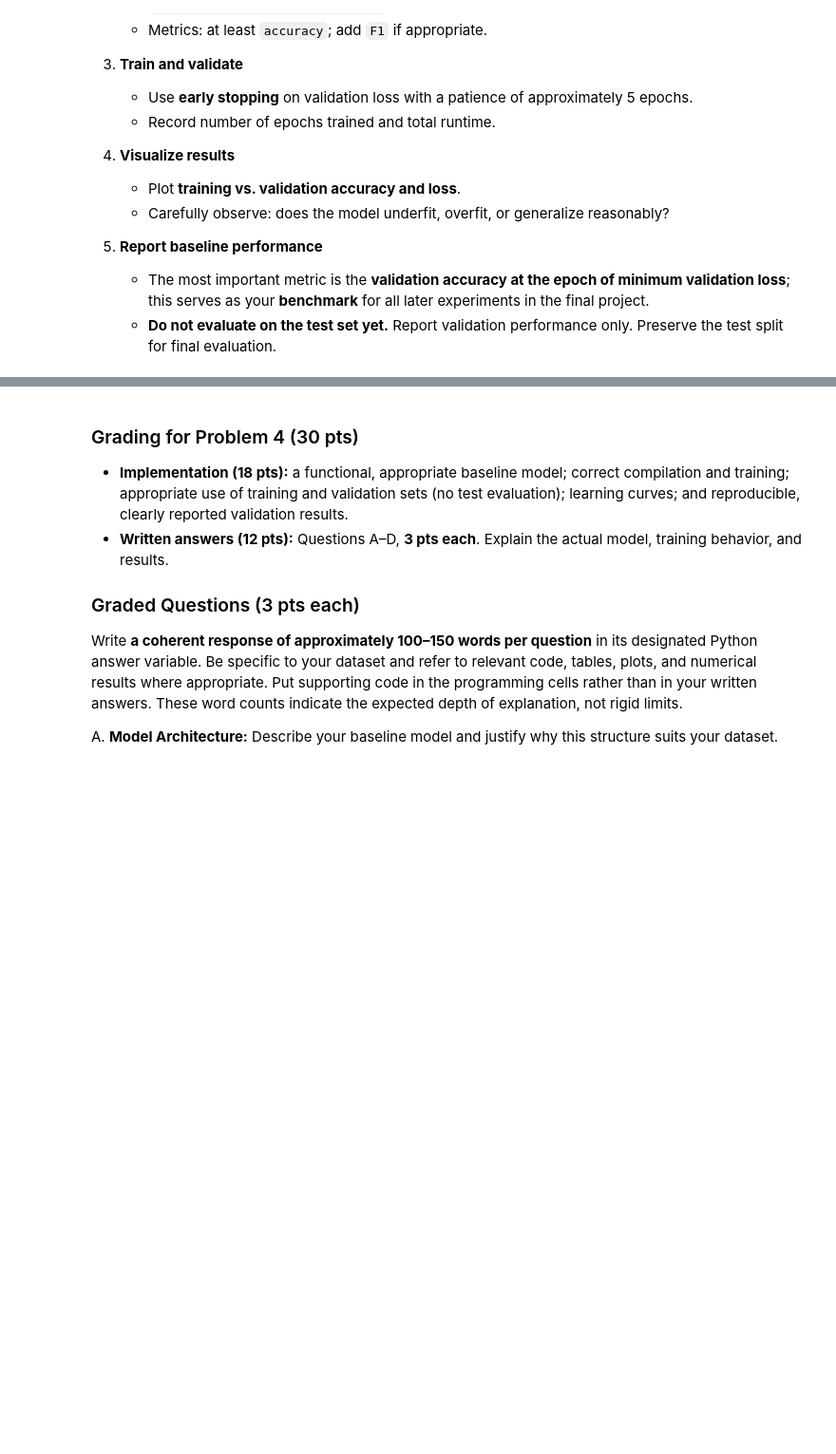
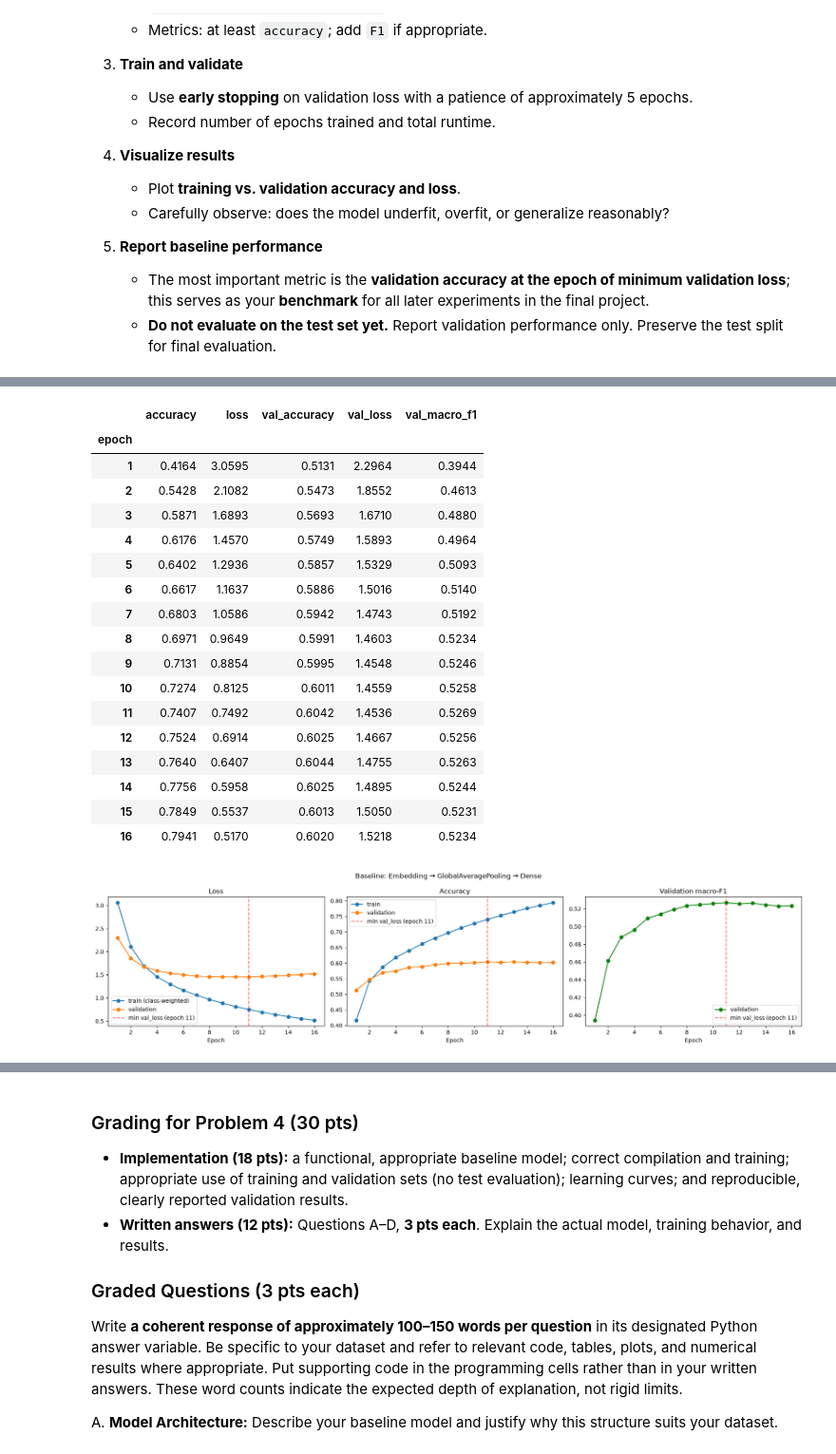
Before and after one commit to g-poklitar/DX703-HW, a Jupyter notebook: Final_Project_Milestone.ipynb, the cells around one changed output, grey strips where cells are left out. Shown at 95% size. Cells and saved outputs as stored; diff of their text form; code cells hidden in the pictures; blank space fills up the shorter version.

```diff
--- a/Final_Project_Milestone.ipynb
+++ b/Final_Project_Milestone.ipynb
@@ -682,0 +1364,15 @@ This baseline will help you evaluate whether later architectures and fine-tuning
+# %%
+f1_cb = ValMacroF1(val_ds, val_df["label"].values)
+early_stop = EarlyStopping(monitor="val_loss", patience=PATIENCE, restore_best_weights=True, verbose=1)
+
+start_time = time.time()
+history = baseline.fit(
+    train_ds,
+    validation_data=val_ds,
+    epochs=MAX_EPOCHS,
+    class_weight=class_weights,
+    callbacks=[f1_cb, early_stop],
+    verbose=2,
+)
+train_seconds = time.time() - start_time
+print("Training time:", format_hms(train_seconds))
@@ -682,0 +1398,44 @@ This baseline will help you evaluate whether later architectures and fine-tuning
+# %%
+hist = pd.DataFrame(history.history)
+hist["val_macro_f1"] = f1_cb.scores
+hist.index = np.arange(1, len(hist) + 1)
+hist.index.name = "epoch"
+best_epoch = int(hist["val_loss"].idxmin())
+display(hist.round(4))
+
+fig, axes = plt.subplots(1, 3, figsize=(18, 4.5))
+axes[0].plot(hist.index, hist["loss"], marker="o", label="train (class-weighted)")
+axes[0].plot(hist.index, hist["val_loss"], marker="o", label="validation")
+axes[0].set_title("Loss")
+axes[1].plot(hist.index, hist["accuracy"], marker="o", label="train")
+axes[1].plot(hist.index, hist["val_accuracy"], marker="o", label="validation")
+axes[1].set_title("Accuracy")
+axes[2].plot(hist.index, hist["val_macro_f1"], marker="o", color="green", label="validation")
+axes[2].set_title("Validation macro-F1")
+for ax in axes:
+    ax.axvline(best_epoch, color="red", linestyle="--", alpha=0.6, label=f"min val_loss (epoch {best_epoch})")
+    ax.set_xlabel("Epoch")
+    ax.legend()
+plt.suptitle("Baseline: Embedding → GlobalAveragePooling → Dense")
+plt.tight_layout()
+plt.show()
+# %% [output]
+|  | accuracy | loss | val_accuracy | val_loss | val_macro_f1 |
+| epoch |  |  |  |  |  |
+| 1 | 0.4164 | 3.0595 | 0.5131 | 2.2964 | 0.3944 |
+| 2 | 0.5428 | 2.1082 | 0.5473 | 1.8552 | 0.4613 |
+| 3 | 0.5871 | 1.6893 | 0.5693 | 1.6710 | 0.4880 |
+| 4 | 0.6176 | 1.4570 | 0.5749 | 1.5893 | 0.4964 |
+| 5 | 0.6402 | 1.2936 | 0.5857 | 1.5329 | 0.5093 |
+| 6 | 0.6617 | 1.1637 | 0.5886 | 1.5016 | 0.5140 |
+| 7 | 0.6803 | 1.0586 | 0.5942 | 1.4743 | 0.5192 |
+| 8 | 0.6971 | 0.9649 | 0.5991 | 1.4603 | 0.5234 |
+| 9 | 0.7131 | 0.8854 | 0.5995 | 1.4548 | 0.5246 |
+| 10 | 0.7274 | 0.8125 | 0.6011 | 1.4559 | 0.5258 |
+| 11 | 0.7407 | 0.7492 | 0.6042 | 1.4536 | 0.5269 |
+| 12 | 0.7524 | 0.6914 | 0.6025 | 1.4667 | 0.5256 |
+| 13 | 0.7640 | 0.6407 | 0.6044 | 1.4755 | 0.5263 |
+| 14 | 0.7756 | 0.5958 | 0.6025 | 1.4895 | 0.5244 |
+| 15 | 0.7849 | 0.5537 | 0.6013 | 1.5050 | 0.5231 |
+| 16 | 0.7941 | 0.5170 | 0.6020 | 1.5218 | 0.5234 |
+[figure, added]
```
Also changed, not shown: parts of 46 cells of this notebook, 10 other files.
